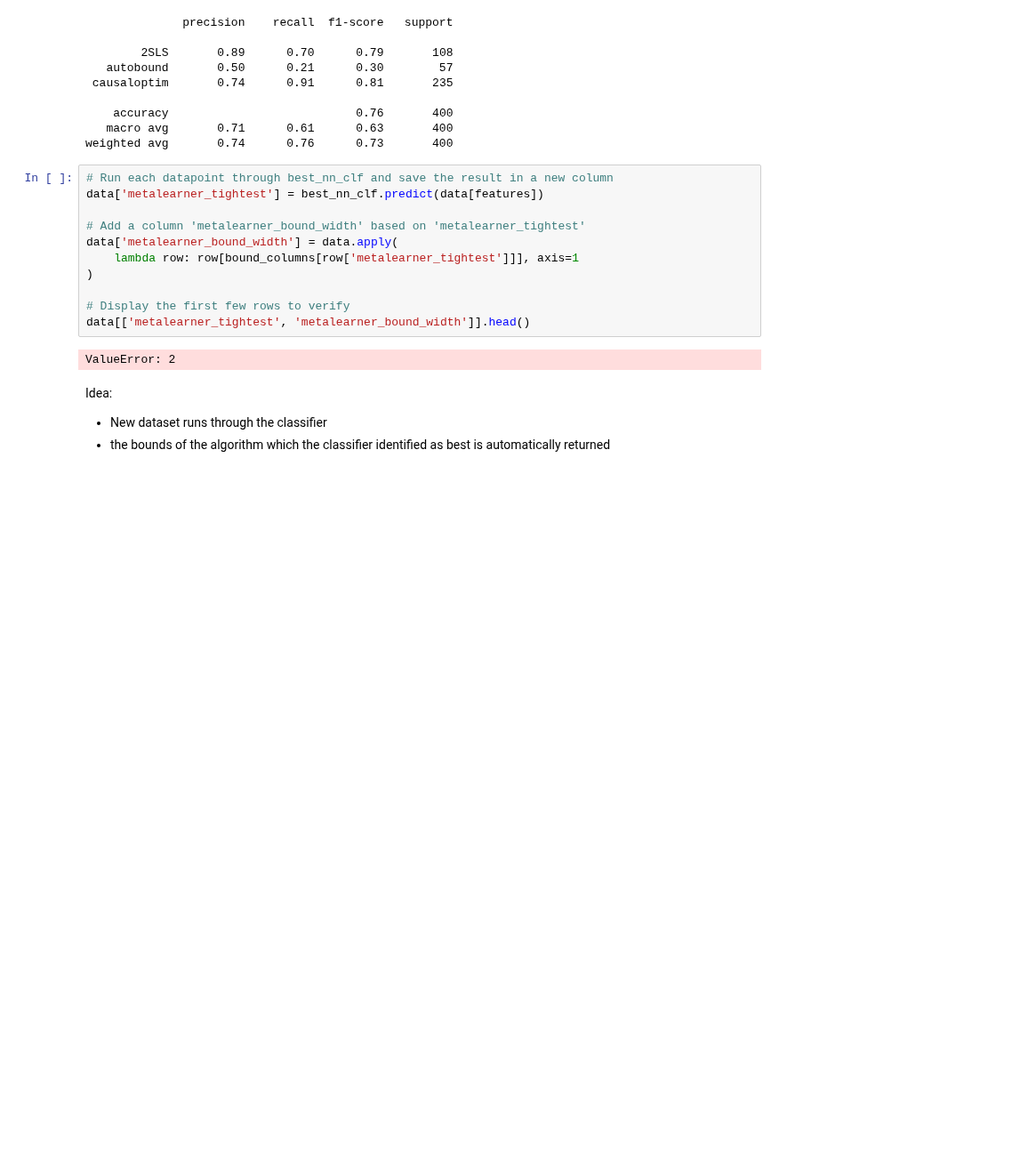
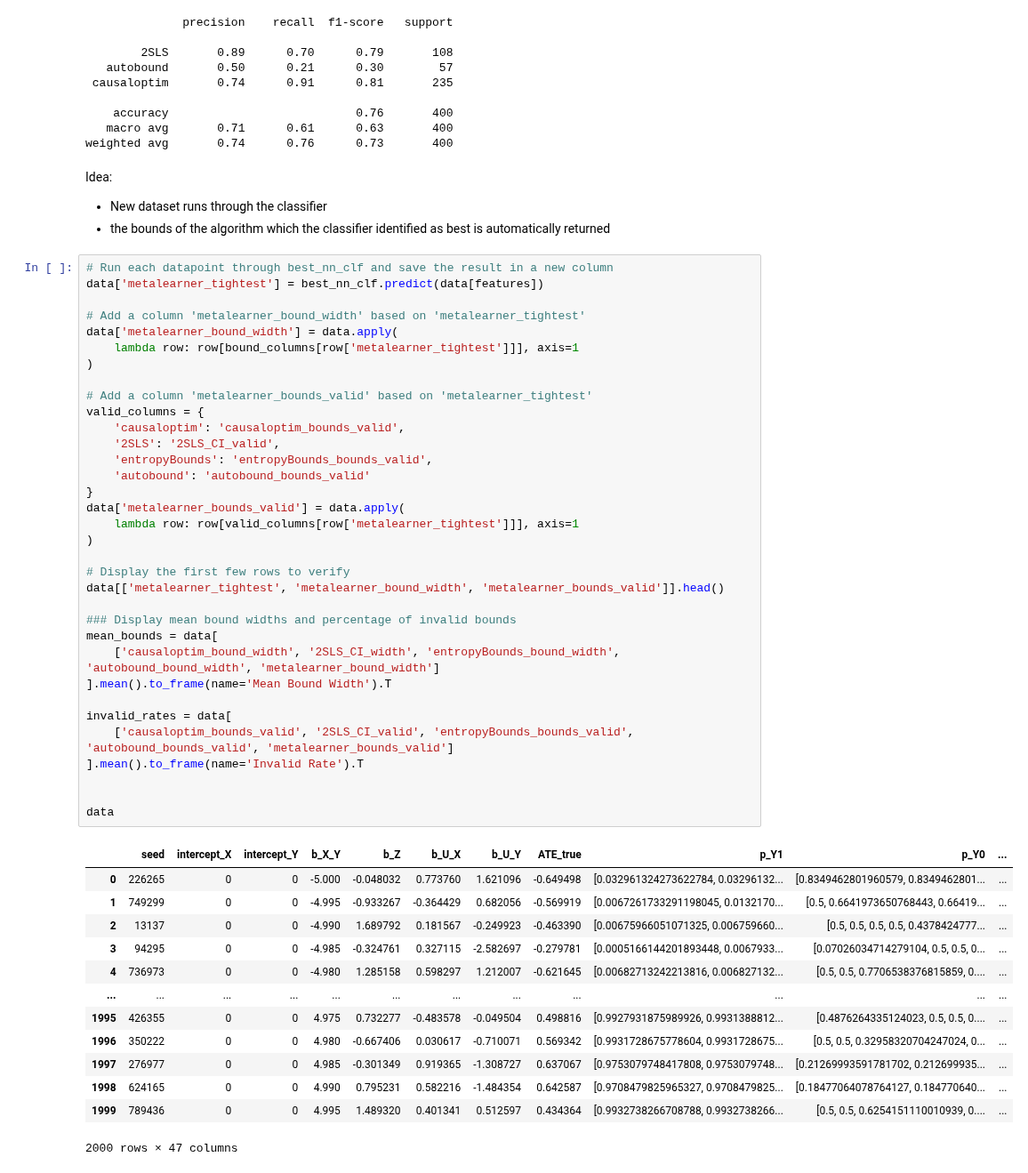
Before and after one commit to tmaringgele/causal-bounds, a Jupyter notebook: binaryIV/binaryIV_classification.ipynb, the cells around one changed output. Shown at 89% size. Cells and saved outputs as stored; diff of their text form; blank space fills up the shorter version.

Commit message:
fix data

```diff
--- a/binaryIV/binaryIV_classification.ipynb
+++ b/binaryIV/binaryIV_classification.ipynb
@@ -155,20 +155,55 @@ print(classification_report(y_test, nn_y_pred))
     accuracy                           0.76       400
    macro avg       0.71      0.61      0.63       400
 weighted avg       0.74      0.76      0.73       400
-# %%
-# Run each datapoint through best_nn_clf and save the result in a new column
-data['metalearner_tightest'] = best_nn_clf.predict(data[features])
-
-# Add a column 'metalearner_bound_width' based on 'metalearner_tightest'
-data['metalearner_bound_width'] = data.apply(
-    lambda row: row[bound_columns[row['metalearner_tightest']]], axis=1
-)
-
-# Display the first few rows to verify
-data[['metalearner_tightest', 'metalearner_bound_width']].head()
-# %% [output]
-ValueError: 2
 # %% [markdown]
 Idea:
 * New dataset runs through the classifier
 * the bounds of the algorithm which the classifier identified as best is automatically returned
+# %%
+# Run each datapoint through best_nn_clf and save the result in a new column
+data['metalearner_tightest'] = best_nn_clf.predict(data[features])
+
+# Add a column 'metalearner_bound_width' based on 'metalearner_tightest'
+data['metalearner_bound_width'] = data.apply(
+    lambda row: row[bound_columns[row['metalearner_tightest']]], axis=1
+)
+
+# Add a column 'metalearner_bounds_valid' based on 'metalearner_tightest'
+valid_columns = {
+    'causaloptim': 'causaloptim_bounds_valid',
+    '2SLS': '2SLS_CI_valid',
+    'entropyBounds': 'entropyBounds_bounds_valid',
+    'autobound': 'autobound_bounds_valid'
+}
+data['metalearner_bounds_valid'] = data.apply(
+    lambda row: row[valid_columns[row['metalearner_tightest']]], axis=1
+)
+
+# Display the first few rows to verify
+data[['metalearner_tightest', 'metalearner_bound_width', 'metalearner_bounds_valid']].head()
+
+### Display mean bound widths and percentage of invalid bounds
+mean_bounds = data[
+    ['causaloptim_bound_width', '2SLS_CI_width', 'entropyBounds_bound_width', 'autobound_bound_width', 'metalearner_bound_width']
+].mean().to_frame(name='Mean Bound Width').T
+
+invalid_rates = data[
+    ['causaloptim_bounds_valid', '2SLS_CI_valid', 'entropyBounds_bounds_valid', 'autobound_bounds_valid', 'metalearner_bounds_valid']
+].mean().to_frame(name='Invalid Rate').T
+
+
+data
+# %% [output]
+|  | seed | intercept_X | intercept_Y | b_X_Y | b_Z | b_U_X | b_U_Y | ATE_true | p_Y1 | p_Y0 | ... |
+| 0 | 226265 | 0 | 0 | -5.000 | -0.048032 | 0.773760 | 1.621096 | -0.649498 | [0.032961324273622784, 0.03296132... | [0.8349462801960579, 0.8349462801... | ... |
+| 1 | 749299 | 0 | 0 | -4.995 | -0.933267 | -0.364429 | 0.682056 | -0.569919 | [0.0067261733291198045, 0.0132170... | [0.5, 0.6641973650768443, 0.66419... | ... |
+| 2 | 13137 | 0 | 0 | -4.990 | 1.689792 | 0.181567 | -0.249923 | -0.463390 | [0.00675966051071325, 0.006759660... | [0.5, 0.5, 0.5, 0.5, 0.4378424777... | ... |
+| 3 | 94295 | 0 | 0 | -4.985 | -0.324761 | 0.327115 | -2.582697 | -0.279781 | [0.0005166144201893448, 0.0067933... | [0.07026034714279104, 0.5, 0.5, 0... | ... |
+| 4 | 736973 | 0 | 0 | -4.980 | 1.285158 | 0.598297 | 1.212007 | -0.621645 | [0.00682713242213816, 0.006827132... | [0.5, 0.5, 0.7706538376815859, 0.... | ... |
+| ... | ... | ... | ... | ... | ... | ... | ... | ... | ... | ... | ... |
+| 1995 | 426355 | 0 | 0 | 4.975 | 0.732277 | -0.483578 | -0.049504 | 0.498816 | [0.9927931875989926, 0.9931388812... | [0.4876264335124023, 0.5, 0.5, 0.... | ... |
+| 1996 | 350222 | 0 | 0 | 4.980 | -0.667406 | 0.030617 | -0.710071 | 0.569342 | [0.9931728675778604, 0.9931728675... | [0.5, 0.5, 0.32958320704247024, 0... | ... |
+| 1997 | 276977 | 0 | 0 | 4.985 | -0.301349 | 0.919365 | -1.308727 | 0.637067 | [0.9753079748417808, 0.9753079748... | [0.21269993591781702, 0.212699935... | ... |
+| 1998 | 624165 | 0 | 0 | 4.990 | 0.795231 | 0.582216 | -1.484354 | 0.642587 | [0.9708479825965327, 0.9708479825... | [0.18477064078764127, 0.184770640... | ... |
+| 1999 | 789436 | 0 | 0 | 4.995 | 1.489320 | 0.401341 | 0.512597 | 0.434364 | [0.9932738266708788, 0.9932738266... | [0.5, 0.5, 0.6254151110010939, 0.... | ... |
+2000 rows × 47 columns
```
Also changed, not shown: 1 other file.
